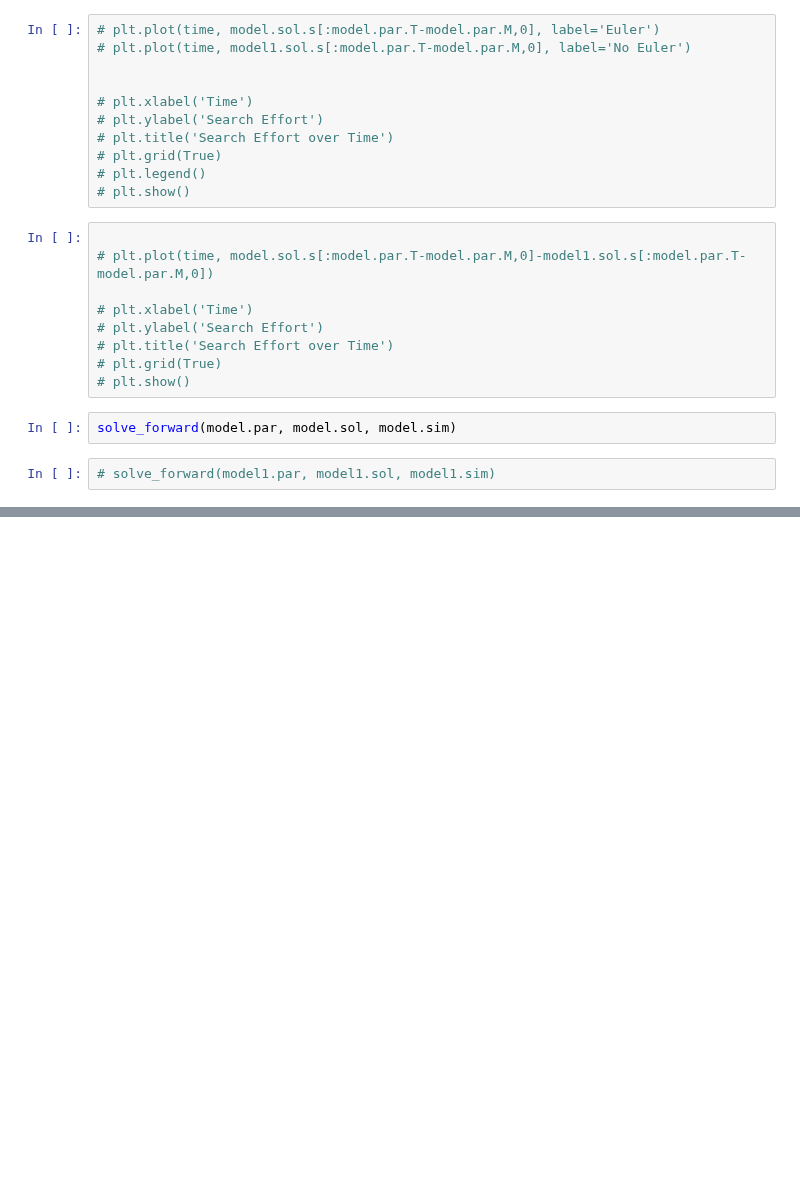
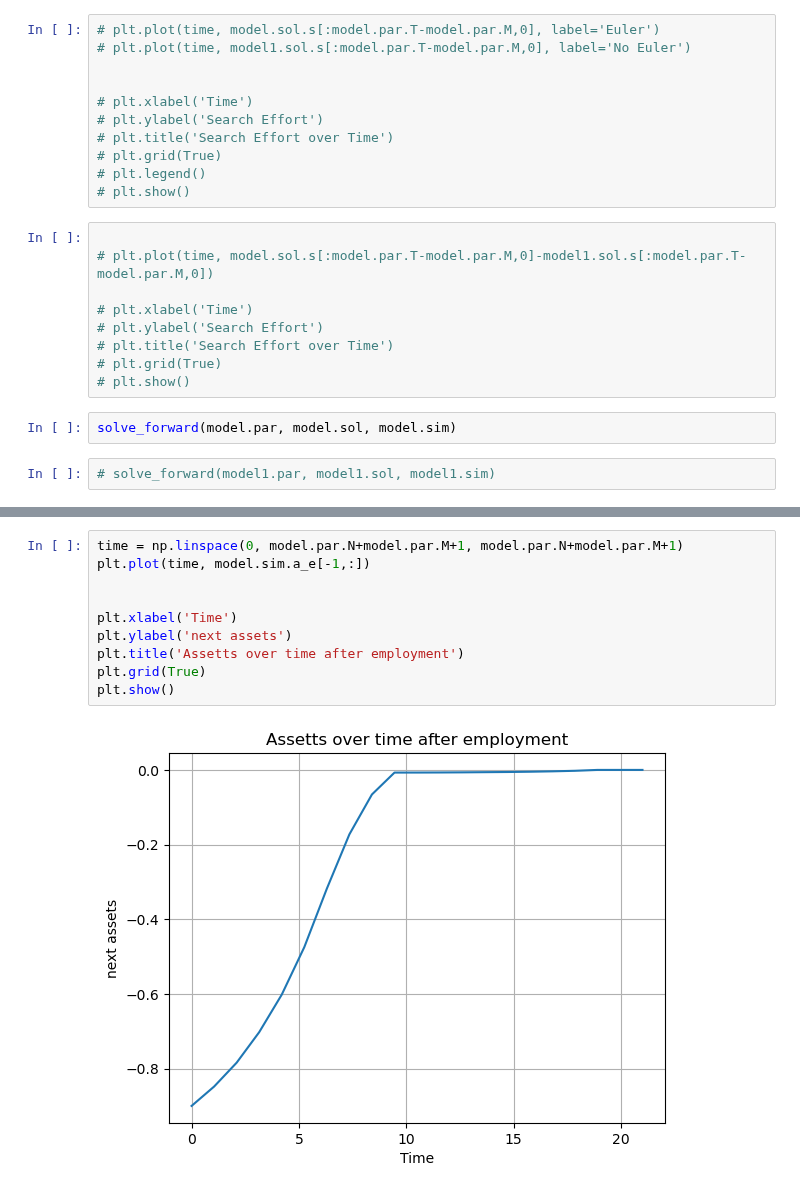
Before and after one commit to qrn838/Dynamic-programming-project, a Jupyter notebook: 2. consumption saving.ipynb, the cells around one changed output, grey strips where cells are left out. Drawn from its saved outputs; the diff is of its cells as text; blank space fills up the shorter version.

```diff
--- a/2. consumption saving.ipynb
+++ b/2. consumption saving.ipynb
@@ -106,0 +207,12 @@ plt.show()
+# %%
+time = np.linspace(0, model.par.N+model.par.M+1, model.par.N+model.par.M+1)
+plt.plot(time, model.sim.a_e[-1,:])
+
+
+plt.xlabel('Time')
+plt.ylabel('next assets')
+plt.title('Assetts over time after employment')
+plt.grid(True)
+plt.show()
+# %% [output]
+[figure, added]
```
Also changed, not shown: parts of 13 cells of this notebook, 3 other files.
